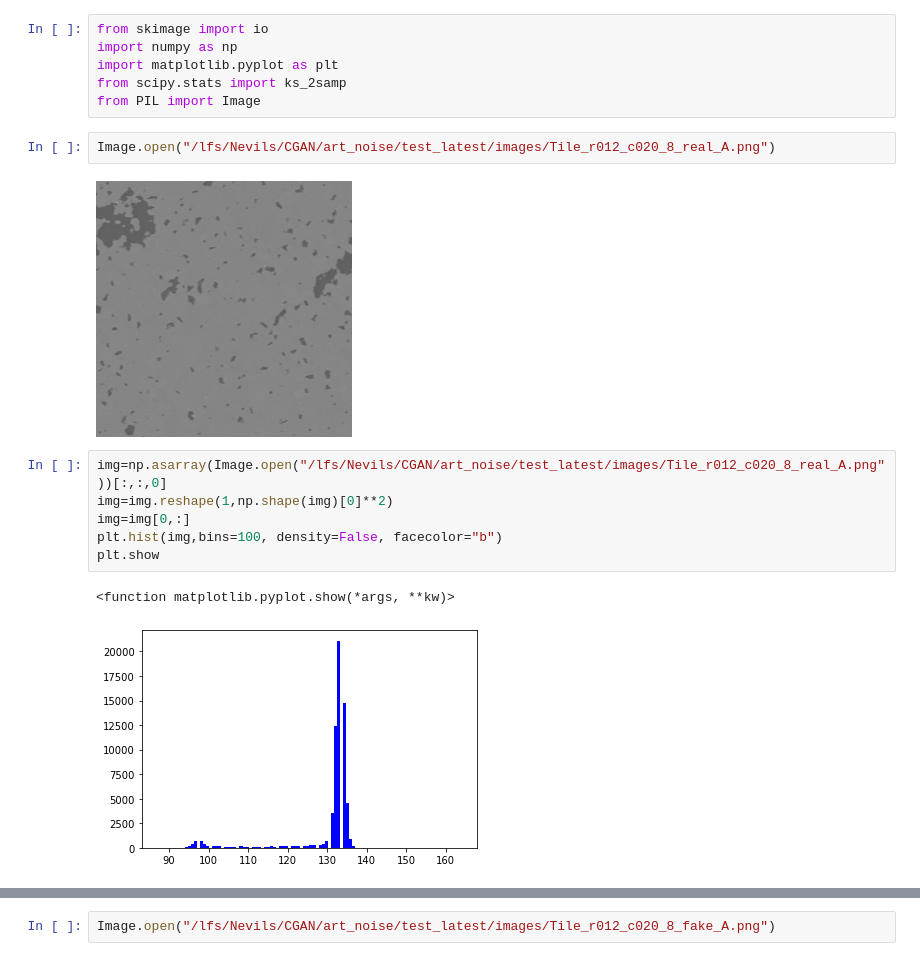
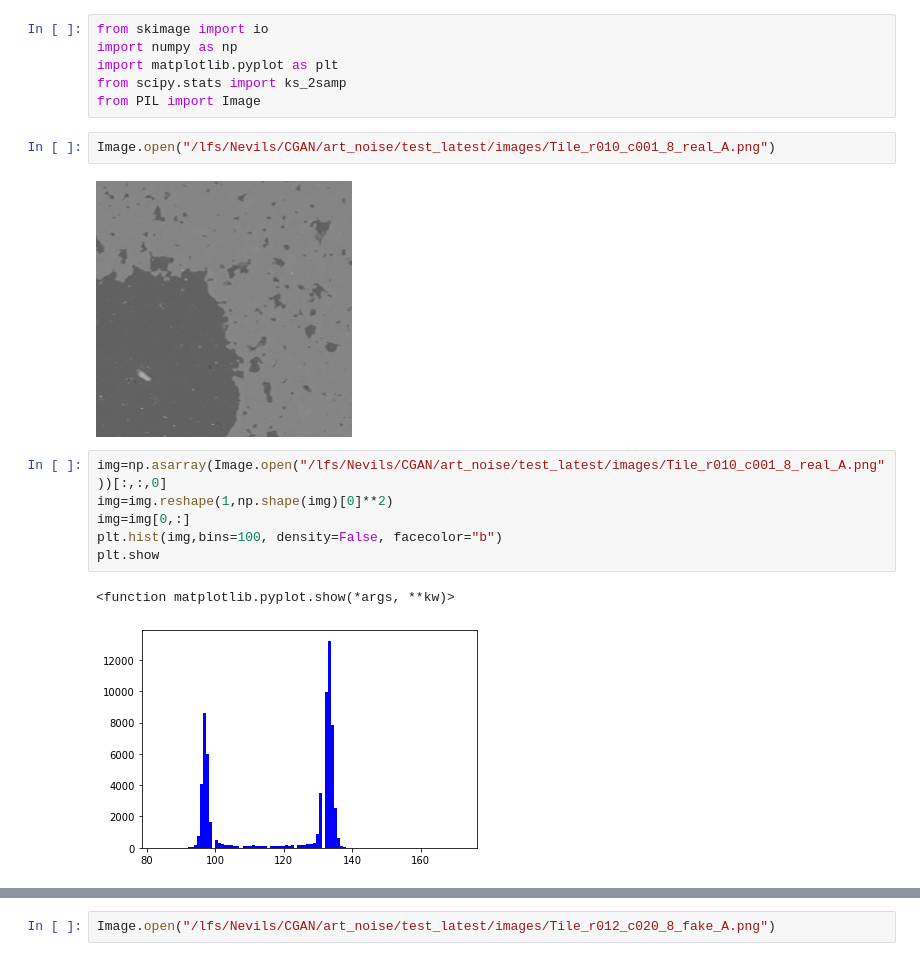
Before and after one commit to liamnevils98/pytorch-CycleGAN, a Jupyter notebook: Display.ipynb, the cells around one changed output, grey strips where cells are left out. Cells and saved outputs as stored; diff of their text form.

```diff
--- a/Display.ipynb
+++ b/Display.ipynb
@@ -5,16 +5,16 @@ import matplotlib.pyplot as plt
 from scipy.stats import ks_2samp
 from PIL import Image
 # %%
-Image.open("/lfs/Nevils/CGAN/art_noise/test_latest/images/Tile_r012_c020_8_real_A.png")
+Image.open("/lfs/Nevils/CGAN/art_noise/test_latest/images/Tile_r010_c001_8_real_A.png")
 # %% [output]
-[figure, old version]
+[figure, new version]
 # %%
-img=np.asarray(Image.open("/lfs/Nevils/CGAN/art_noise/test_latest/images/Tile_r012_c020_8_real_A.png"))[:,:,0]
+img=np.asarray(Image.open("/lfs/Nevils/CGAN/art_noise/test_latest/images/Tile_r010_c001_8_real_A.png"))[:,:,0]
 img=img.reshape(1,np.shape(img)[0]**2)
 img=img[0,:]
 plt.hist(img,bins=100, density=False, facecolor="b")
 plt.show
 # %% [output]
 <function matplotlib.pyplot.show(*args, **kw)>
-[figure, old version]
+[figure, new version]
 # %%
```
Also changed, not shown: parts of 2 cells of this notebook, 3 other files.
